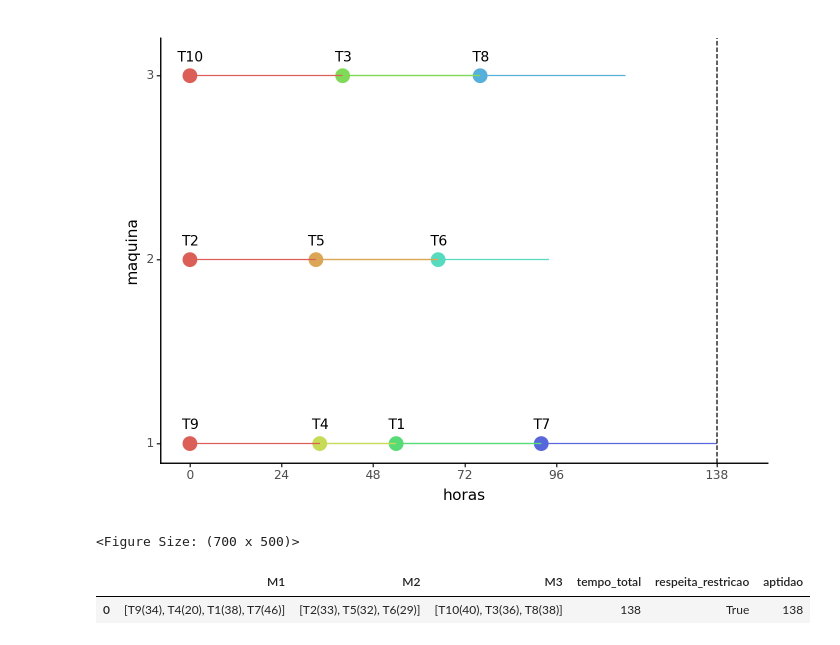
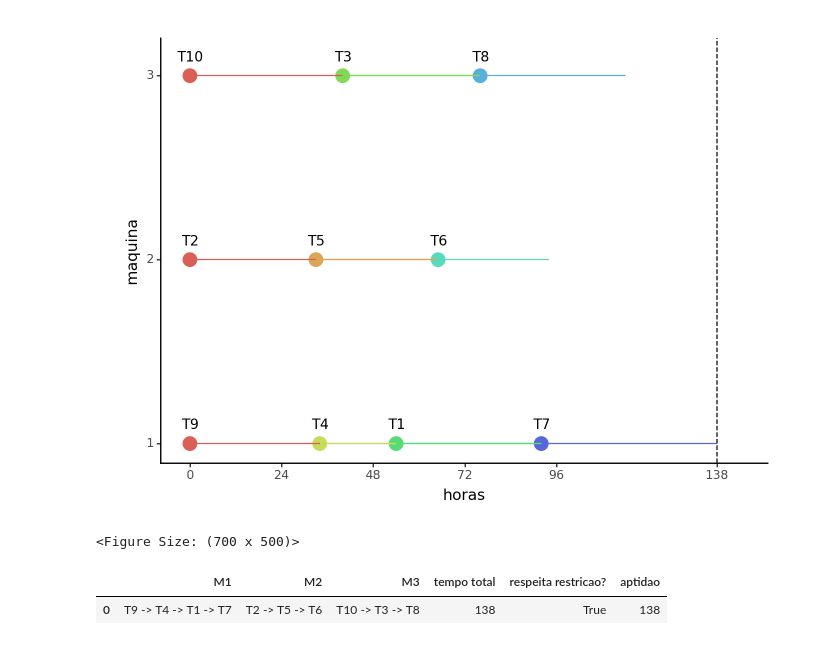
Before and after one commit to kardecallan566/Trab_grup_OH, a Jupyter notebook: notebooks/main.ipynb, the cells around one changed output. Drawn from its saved outputs; the diff is of its cells as text; code cells hidden in the pictures.

```diff
--- a/notebooks/main.ipynb
+++ b/notebooks/main.ipynb
@@ -511,7 +511,7 @@ iteracao 9
 [figure]
 <Figure Size: (700 x 500)>
 # %%
-create_df_updated(resultado[0])
+cromos_to_df_updated(resultado[0])
 # %% [output]
-|  | M1 | M2 | M3 | tempo_total | respeita_restricao | aptidao |
-| 0 | [T9(34), T4(20), T1(38), T7(46)] | [T2(33), T5(32), T6(29)] | [T10(40), T3(36), T8(38)] | 138 | True | 138 |
+|  | M1 | M2 | M3 | tempo total | respeita restricao? | aptidao |
+| 0 | T9 -> T4 -> T1 -> T7 | T2 -> T5 -> T6 | T10 -> T3 -> T8 | 138 | True | 138 |
```
